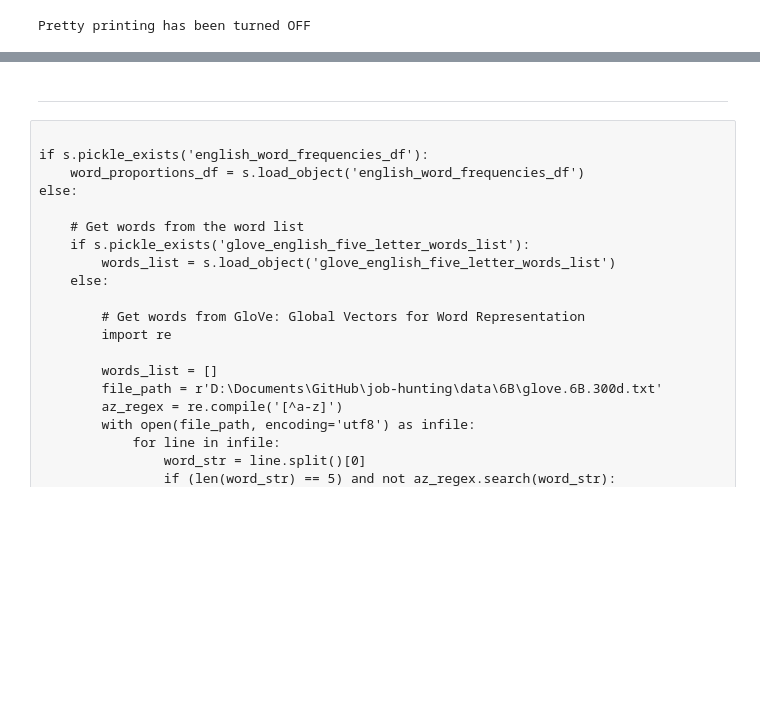
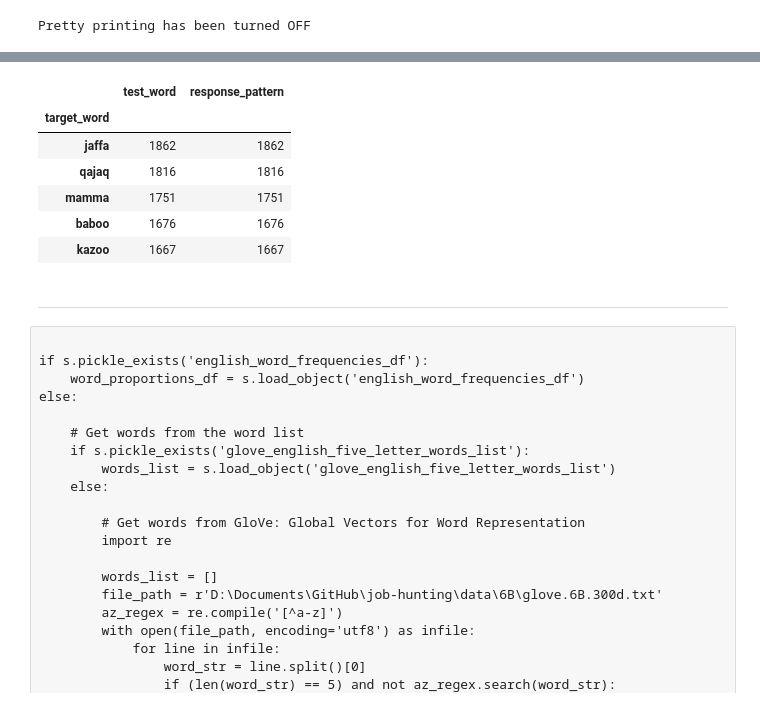
Before and after one commit to dbabbitt/notebooks, a Jupyter notebook: ipynb/Wordle.ipynb, the cells around one changed output, grey strips where cells are left out. Drawn from its saved outputs; the diff is of its cells as text; code cells hidden in the pictures; blank space fills up the shorter version.

```diff
--- a/ipynb/Wordle.ipynb
+++ b/ipynb/Wordle.ipynb
@@ -94,0 +206,17 @@ else:
+# %%
+
+# Get the response patterns
+if s.pickle_exists('wordle_response_patterns_df'):
+    response_patterns_df = s.load_object('wordle_response_patterns_df')
+else:
+    # rows_list = []
+    # for test_word in words_list:
+    #     for target_word in words_list:
+    #         row_dict = {}
+    #         row_dict['test_word'] = test_word
+    #         row_dict['target_word'] = target_word
+    #         row_dict['response_pattern'] = measure_word(test_word, target_word)
+    #         rows_list.append(row_dict)
+    # response_patterns_df = pd.DataFrame(rows_list)
+    response_patterns_df = s.load_csv('response_patterns_df', folder_path=s.saves_folder)
+    s.store_objects(wordle_response_patterns_df=response_patterns_df)
@@ -266,0 +506,19 @@ gorge ['gorge']
+# %%
+
+response_patterns_set = set(['xGxxx', 'xGxYx', 'xYYYY'])
+# mask_series = False
+# for test_word, response_pattern in zip(test_words_list, response_patterns_list):
+#     mask_series = mask_series | ((response_patterns_df.test_word == test_word) & (response_patterns_df.response_pattern == response_pattern))
+mask_series = response_patterns_df.response_pattern.isin(response_patterns_set)
+counts_df = response_patterns_df[mask_series].groupby('target_word').count()
+# %%
+
+counts_df.sort_values('response_pattern', ascending=False).head(5)
+# %% [output]
+|  | test_word | response_pattern |
+| target_word |  |  |
+| jaffa | 1862 | 1862 |
+| qajaq | 1816 | 1816 |
+| mamma | 1751 | 1751 |
+| baboo | 1676 | 1676 |
+| kazoo | 1667 | 1667 |
```
Also changed, not shown: parts of 57 cells of this notebook, 3 other files.
